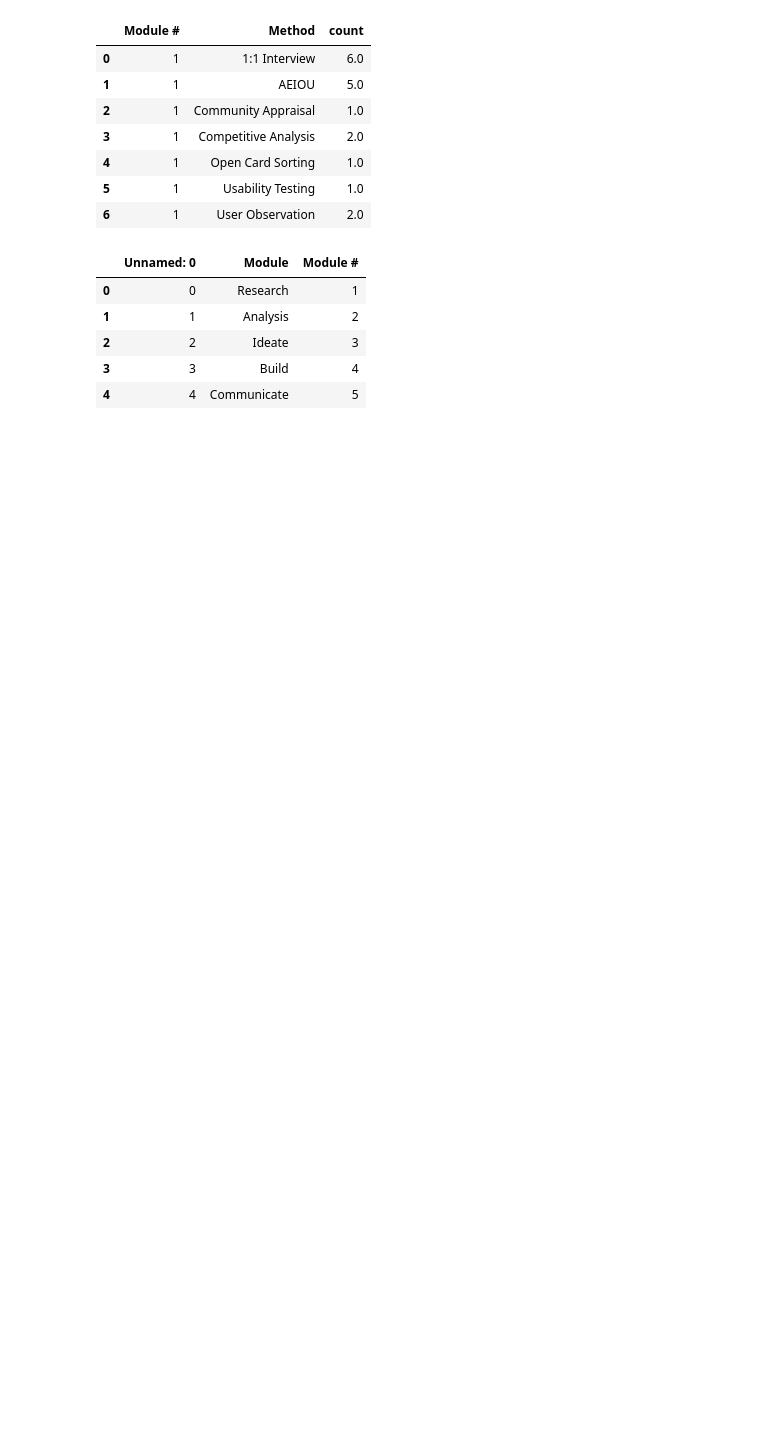
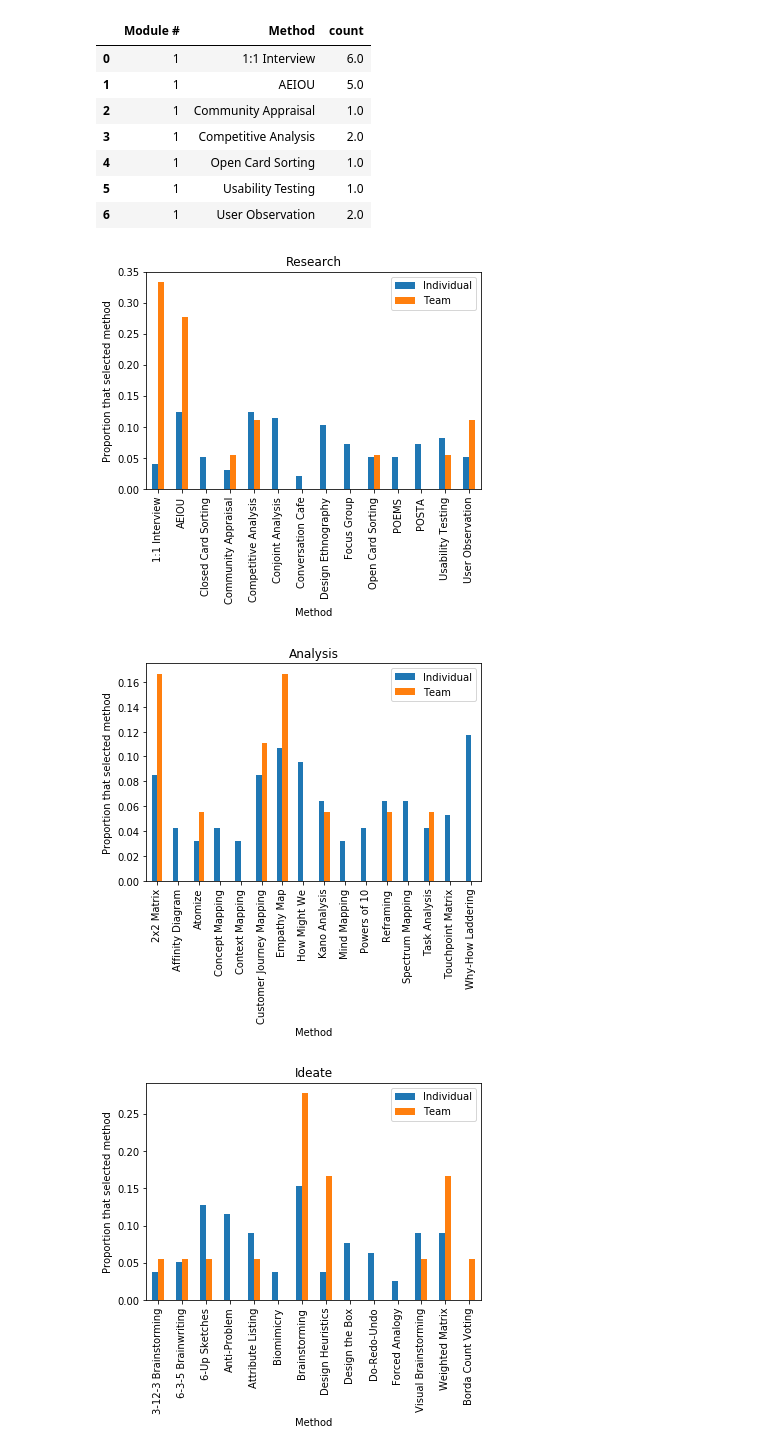
Before and after one commit to henryee333/tDX, a Jupyter notebook: Response Analysis.ipynb, the cells around one changed output. Cells and saved outputs as stored; diff of their text form; code cells hidden in the pictures; blank space fills up the shorter version.

```diff
--- a/Response Analysis.ipynb
+++ b/Response Analysis.ipynb
@@ -422,0 +501,7 @@ indMethodsbyT.head()
+# %%
+selMethods = modMethodsI[modMethodsI['Module #'] == 1]
+selMethods.columns = ["Module #", "Method", "count", "unique", "Module", "freq"]#selMethods.columns.droplevel()
+selMethods = selMethods.reset_index()
+totalSel = selMethods["freq"].sum()
+selMethods = selMethods.assign(Proportion=selMethods["freq"].apply(lambda x: x/totalSel))
+selMethods
@@ -423,5 +524,6 @@ indMethodsbyT.head()
 # %%
-methodsbyT[methodsbyT["Module #"] == 1]
+selMethodsT = methodsbyT[methodsbyT["Module #"] == 1]
+selMethodsT
 # %% [output]
 |  | Module # | Method | count |
 | 0 | 1 | 1:1 Interview | 6.0 |
@@ -431,12 +533,34 @@ methodsbyT[methodsbyT["Module #"] == 1]
 | 4 | 1 | Open Card Sorting | 1.0 |
 | 5 | 1 | Usability Testing | 1.0 |
 | 6 | 1 | User Observation | 2.0 |
-# %%
-modules
-# %% [output]
-|  | Unnamed: 0 | Module | Module # |
-| 0 | 0 | Research | 1 |
-| 1 | 1 | Analysis | 2 |
-| 2 | 2 | Ideate | 3 |
-| 3 | 3 | Build | 4 |
-| 4 | 4 | Communicate | 5 |
+# %%
+for m in range(1,5+1):
+    selMethods = modMethodsI[modMethodsI['Module #'] == m]
+    selMethods.columns = ["Module #", "Method", "count", "unique", "Module", "freq"]
+    selMethods = selMethods.reset_index().drop("index", 1)
+    totalSel = selMethods["freq"].sum()
+    selMethods = selMethods.assign(ProportionI=selMethods["freq"].apply(lambda x: x/totalSel))
+
+    selMethodsT = methodsbyT[methodsbyT["Module #"] == m].reset_index().drop("index", 1)
+    totalSelT = selMethodsT["count"].sum()
+    selMethodsT = selMethodsT.assign(ProportionT=selMethodsT["count"].apply(lambda x: x/totalSelT))
+
+    for method in methods[methods["Module #"] == m]["Method"]:
+        if method not in selMethods["Method"].values:
+            i = selMethods.shape[0]
+            selMethods.loc[i] = [m, method, 0, 0, 0, 0, 0]
+        if method not in selMethodsT["Method"].values:
+            i = selMethodsT.shape[0]
+            selMethodsT.loc[i] = [m, method, 0, 0]
+
+    mergedTable = pd.merge(selMethods, selMethodsT, on="Method")[['Method', 'ProportionI', 'ProportionT']]
+    mergedTable.columns = ['Method', 'Individual', 'Team']
+
+    mergedTable.plot(kind='bar', x='Method', legend=["Individual", "Team"])
+    plt.ylabel('Proportion that selected method')
+    plt.title(selMethods['Module'][0])
+    plt.show()
+# %% [output]
+[figure, added]
+[figure, added]
+[figure, added]
```
Also changed, not shown: parts of 19 cells of this notebook.
